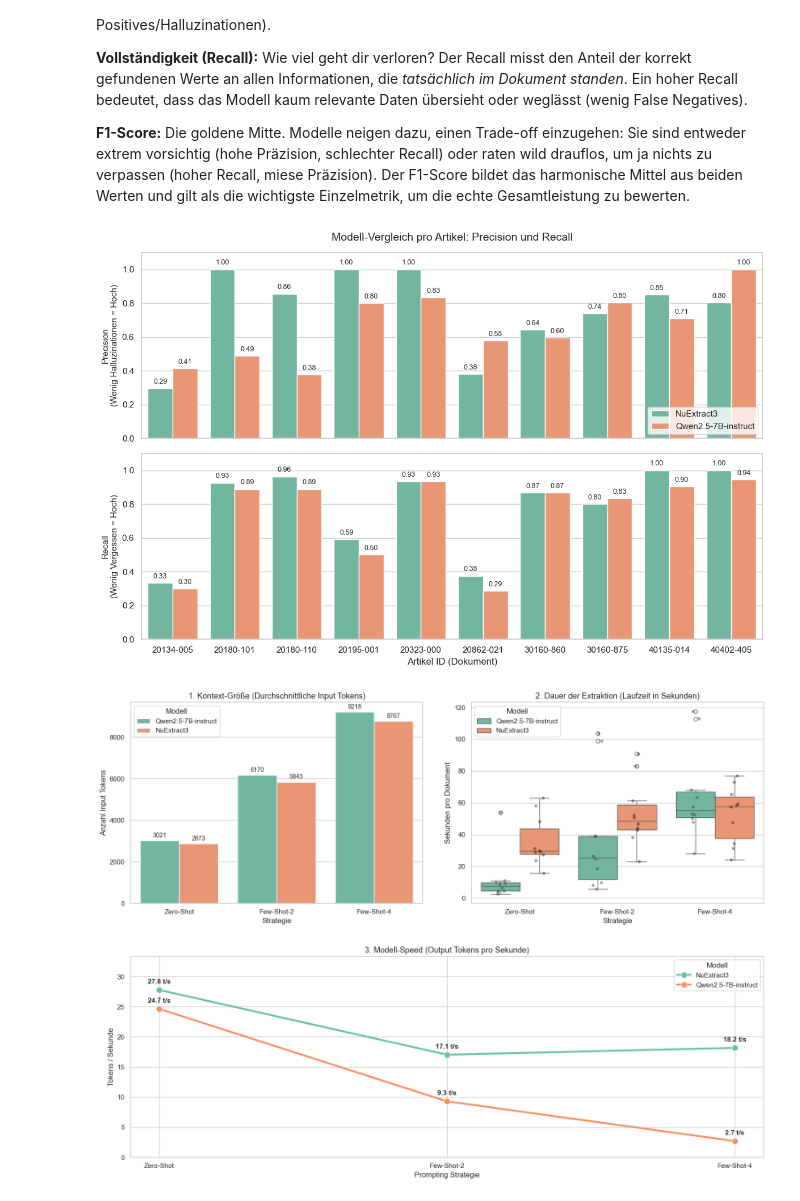
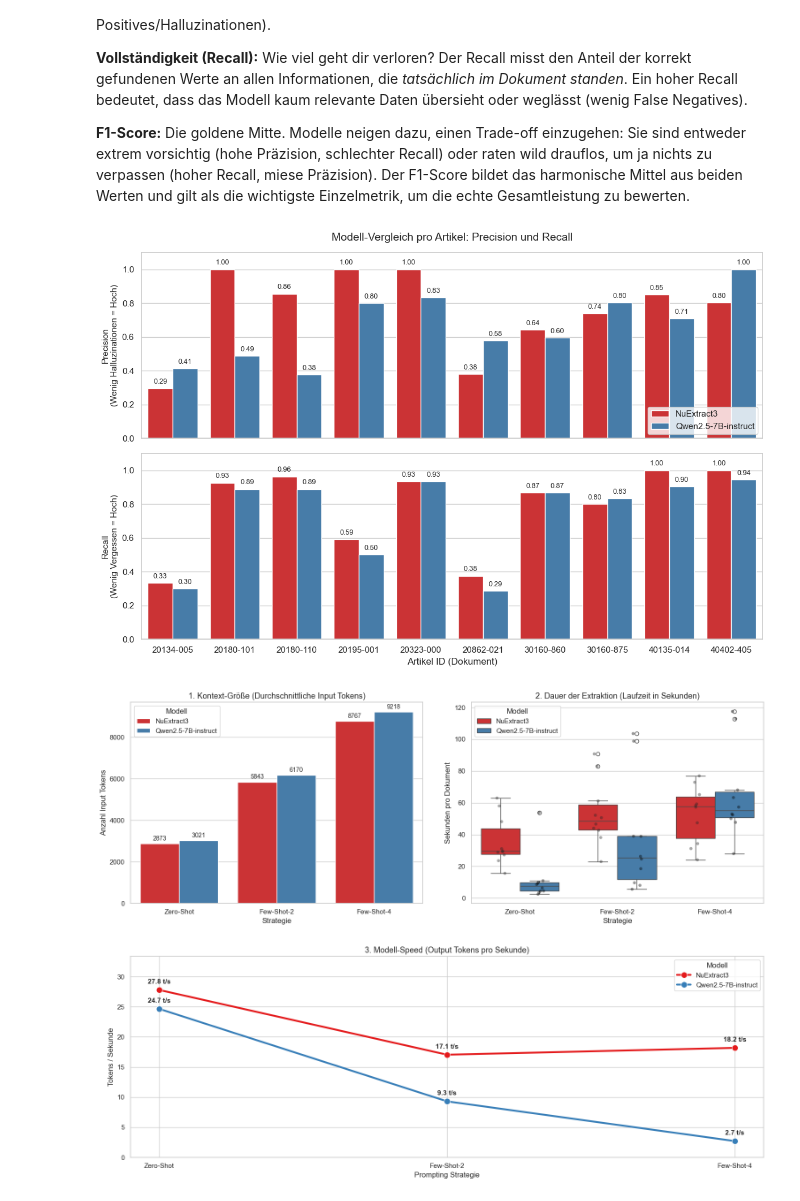
Before and after one commit to ossj-dev/wv_prototyp, a Jupyter notebook: study/auswertung_study_02.ipynb, the cells around one changed output. Saved outputs shown, nothing was run; the diff lists cells and outputs as text; code cells hidden in the pictures.

```diff
--- a/study/auswertung_study_02.ipynb
+++ b/study/auswertung_study_02.ipynb
@@ -184,7 +184,7 @@ sns.barplot(
     y='Precision',
     hue='Modell',
     ax=ax1,
-    palette='Set2'
+    palette='Set1'
 )
 ax1.set_title('Modell-Vergleich pro Artikel: Precision und Recall', fontsize=14, pad=15)
 ax1.set_ylabel('Precision\n(Wenig Halluzinationen = Hoch)', fontsize=11)
@@ -194,35 +194,35 @@ ax1.legend(loc='lower right')
 # Unteres Diagramm: Recall
 sns.barplot(
     data=grouped,
     x='Artikel_ID',
     y='Recall',
     hue='Modell',
     ax=ax2,
-    palette='Set2'
+    palette='Set1'
 )
 ax2.set_ylabel('Recall\n(Wenig Vergessen = Hoch)', fontsize=11)
 ax2.set_xlabel('Artikel ID (Dokument)', fontsize=12)
 ax2.set_ylim(0, 1.1)
 
 # Legende im unteren Diagramm ausblenden (da sie schon oben ist)
 ax2.get_legend().remove()
 
 # Werte über die Balken schreiben
 for ax in [ax1, ax2]:
     for p in ax.patches:
         height = p.get_height()
         if pd.notna(height) and height > 0:
             ax.annotate(f'{height:.2f}',
                         (p.get_x() + p.get_width() / 2., height),
                         ha='center', va='center',
                         xytext=(0, 8),
                         textcoords='offset points',
                         fontsize=9)
 
 plt.tight_layout()
 plt.show()
 # %% [output]
-[figure, old version]
+[figure, new version]
 # %%
 import pandas as pd
 import matplotlib.pyplot as plt
@@ -239,6 +239,7 @@ df['Output_Tokens_per_Sec'] = df['Output_Token'] / df['Laufzeit_in_s']
 # Sortierung der Strategien festlegen
 strategy_order = ['Zero-Shot', 'Few-Shot-2', 'Few-Shot-4']
 df['Strategie'] = pd.Categorical(df['Strategie'], categories=strategy_order, ordered=True)
+model_order = ['NuExtract3', 'Qwen2.5-7B-instruct']
 
 # Plot-Umgebung aufbauen (3 Schaubilder)
 fig = plt.figure(figsize=(16, 12))
@@ -246,7 +247,7 @@ sns.set_theme(style="whitegrid")
 
 # --- PLOT 1: Die Token-Kosten (Input Tokens) ---
 ax1 = plt.subplot(2, 2, 1)
-sns.barplot(data=df, x='Strategie', y='Input_Token', hue='Modell', palette='Set2', ax=ax1, errorbar=None)
+sns.barplot(data=df, x='Strategie', y='Input_Token', hue='Modell', hue_order=model_order, palette='Set1', ax=ax1, errorbar=None)
 ax1.set_title('1. Kontext-Größe (Durchschnittliche Input Tokens)', fontsize=13)
 ax1.set_ylabel('Anzahl Input Tokens')
 # Werte auf die Balken schreiben
@@ -258,8 +259,8 @@ for p in ax1.patches:
 
 # --- PLOT 2: Laufzeit-Entwicklung ---
 ax2 = plt.subplot(2, 2, 2)
-sns.boxplot(data=df, x='Strategie', y='Laufzeit_in_s', hue='Modell', palette='Set2', ax=ax2)
-sns.stripplot(data=df, x='Strategie', y='Laufzeit_in_s', hue='Modell', palette='dark:black', ax=ax2, dodge=True, alpha=0.4, legend=False)
+sns.boxplot(data=df, x='Strategie', y='Laufzeit_in_s', hue='Modell', hue_order=model_order, palette='Set1', ax=ax2)
+sns.stripplot(data=df, x='Strategie', y='Laufzeit_in_s', hue='Modell', hue_order=model_order, palette='dark:black', ax=ax2, dodge=True, alpha=0.4, legend=False)
 ax2.set_title('2. Dauer der Extraktion (Laufzeit in Sekunden)', fontsize=13)
 ax2.set_ylabel('Sekunden pro Dokument')
 
@@ -268,7 +269,7 @@ ax3 = plt.subplot(2, 1, 2)
 # Hier nutzen wir ein Liniendiagramm, um zu zeigen, ob längerer Kontext das Modell ausbremst
 throughput = df.groupby(['Modell', 'Strategie'], observed=True)['Output_Tokens_per_Sec'].mean().reset_index()
 sns.lineplot(data=throughput, x='Strategie', y='Output_Tokens_per_Sec', hue='Modell',
-             marker='o', markersize=10, linewidth=3, palette='Set2', ax=ax3)
+             marker='o', markersize=10, linewidth=3, palette='Set1', ax=ax3)
 
 ax3.set_title('3. Modell-Speed (Output Tokens pro Sekunde)', fontsize=13)
 ax3.set_ylabel('Tokens / Sekunde')
@@ -284,4 +285,4 @@ for line in ax3.lines:
 plt.tight_layout(pad=3.0)
 plt.show()
 # %% [output]
-[figure, old version]
+[figure, new version]
```
Also changed, not shown: 1 other file.
